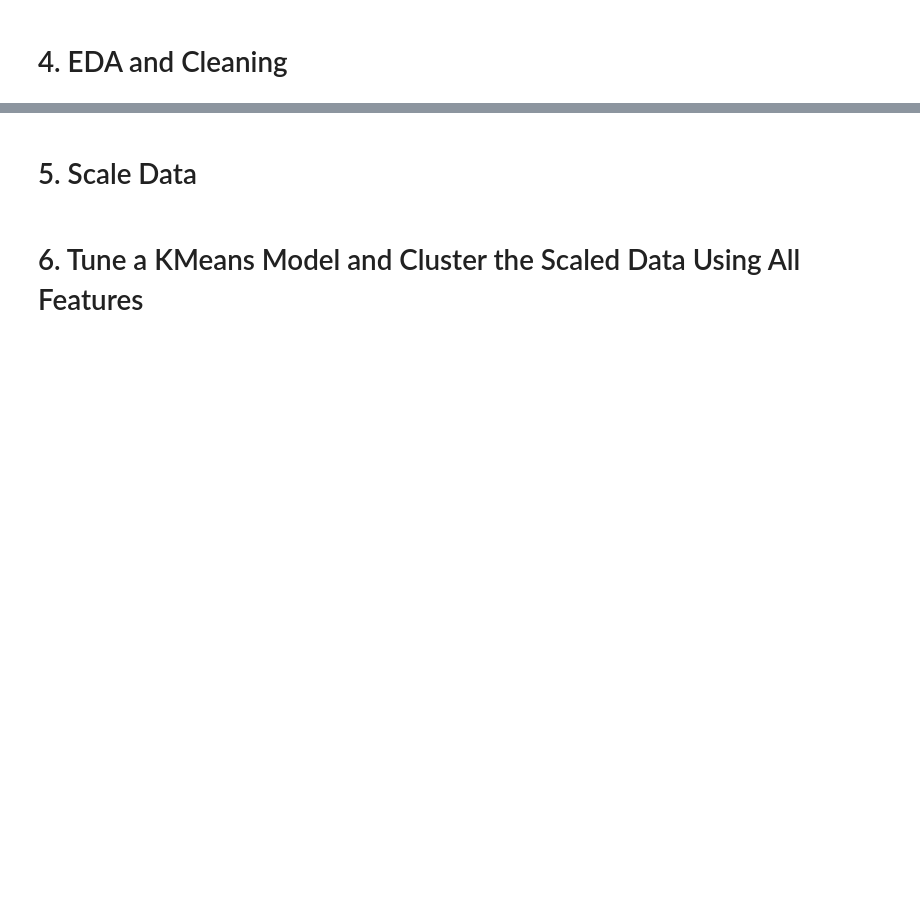
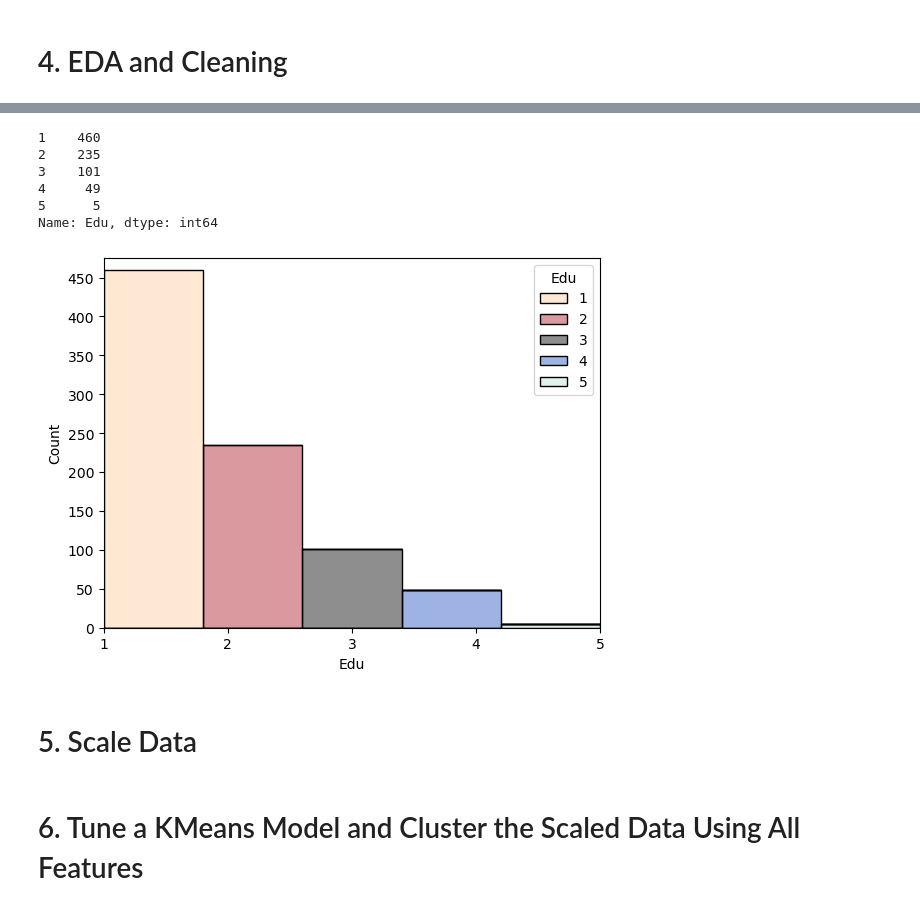
Before and after one commit to zeekwired/Dimensionality-Reduction-Curriculum, a Jupyter notebook: PCA_for_Data_Visualization_Practice_Exercise.ipynb, the cells around one changed output, grey strips where cells are left out. Saved outputs shown, nothing was run; the diff lists cells and outputs as text; code cells hidden in the pictures; blank space fills up the shorter version.

```diff
--- a/PCA_for_Data_Visualization_Practice_Exercise.ipynb
+++ b/PCA_for_Data_Visualization_Practice_Exercise.ipynb
@@ -39,0 +55,2 @@ df.head()
+# %%
+df.drop(['Unnamed: 0', 'Customer Id'], axis=1, inplace=True)
@@ -41,0 +84,3 @@ df.head()
+# %%
+df.fillna(2.0, inplace=True)
+df.isna().sum()
@@ -42,3 +106,22 @@ df.head()
+# %%
+df.Edu.value_counts()
+# %% [output]
+1    460
+2    235
+3    101
+4     49
+5      5
+Name: Edu, dtype: int64
+# %%
+sns.histplot(x=df['Edu'], hue=df['Edu'],kde=True, bins=5, palette='icefire_r', multiple='stack')
+bottom, top = plt.ylim()
+plt.ylim(0, 475)
+plt.xlim(1,5)
+plt.xticks(range(1,6,1))
+plt.yticks(range(0,500,50))
+plt.show();
+# %% [output]
+[figure, added]
 # %% [markdown]
 # 5. Scale Data
 # %% [markdown]
```
Also changed, not shown: parts of 8 cells of this notebook.
